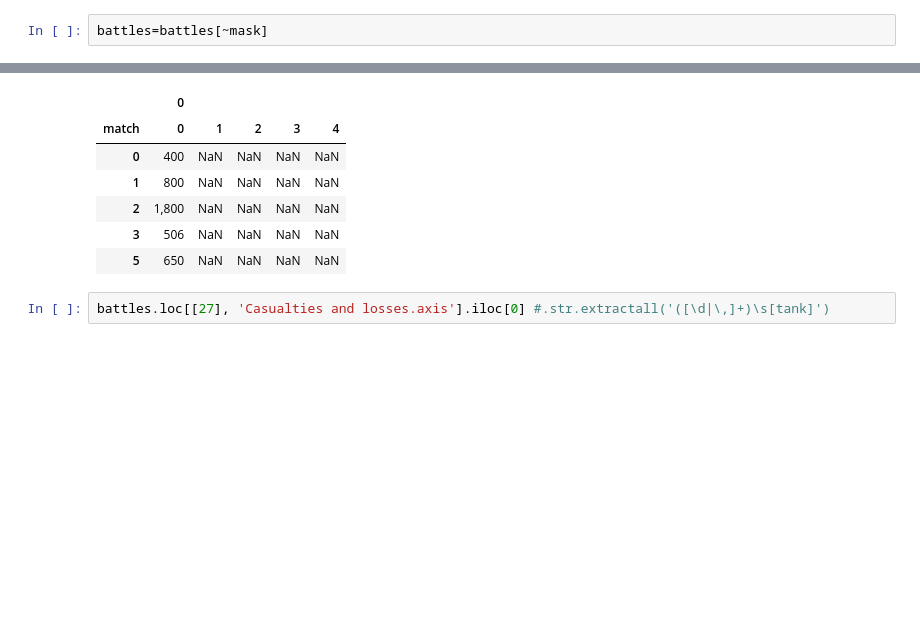
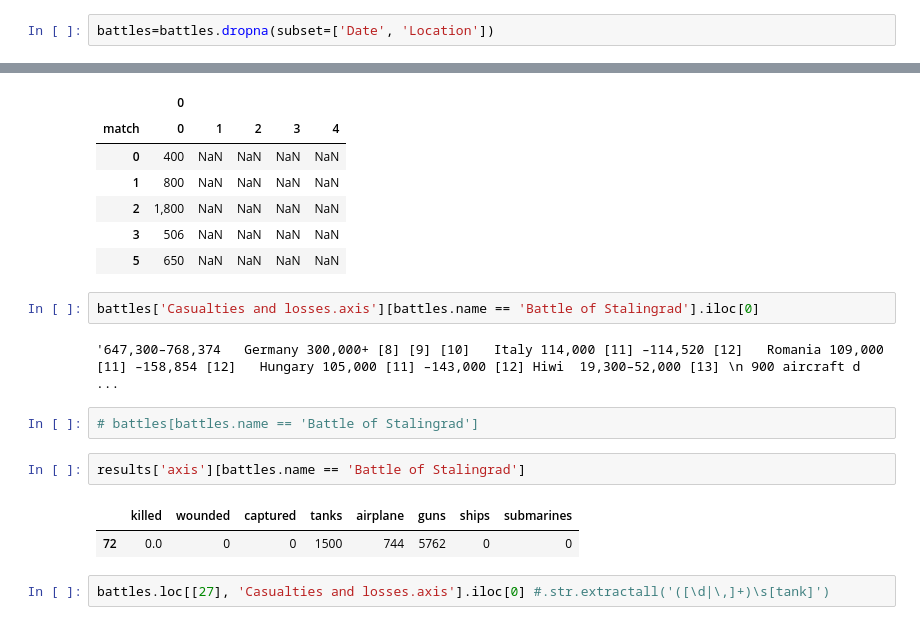
Before and after one commit to PacktPublishing/Learn-Python-by-Building-Data-Science-Applications, a Jupyter notebook: Chapter11/1_data_cleaning.ipynb, the cells around one changed output, grey strips where cells are left out. Saved outputs shown, nothing was run; the diff lists cells and outputs as text; blank space fills up the shorter version.

```diff
--- a/Chapter11/1_data_cleaning.ipynb
+++ b/Chapter11/1_data_cleaning.ipynb
@@ -86,8 +86,8 @@ battles.loc[mask, ['name', 'url']]
 battles.loc[mask, ['name', 'url']].iloc[3, 1]
 # %% [output]
 'https://en.wikipedia.org/wiki/Nevsky_Pyatachok'
-# %%
-battles=battles[~mask]
+# %%
+battles=battles.dropna(subset=['Date', 'Location'])
 # %% [markdown]
 # Location
 # %%
@@ -365,6 +365,17 @@ battles[f'Casualties and losses.axis'].str.extractall(pattern).unstack().head(5)
 | 2 | 1,800 | NaN | NaN | NaN | NaN |
 | 3 | 506 | NaN | NaN | NaN | NaN |
 | 5 | 650 | NaN | NaN | NaN | NaN |
+# %%
+battles['Casualties and losses.axis'][battles.name == 'Battle of Stalingrad'].iloc[0]
+# %% [output]
+'647,300–768,374   Germany 300,000+ [8] [9] [10]   Italy 114,000 [11] –114,520 [12]   Romania 109,000 [11] –158,854 [12]   Hungary 105,000 [11] –143,000 [12] Hiwi  19,300–52,000 [13] \n 900 aircraft d ...
+# %%
+# battles[battles.name == 'Battle of Stalingrad']
+# %%
+results['axis'][battles.name == 'Battle of Stalingrad']
+# %% [output]
+|  | killed | wounded | captured | tanks | airplane | guns | ships | submarines |
+| 72 | 0.0 | 0 | 0 | 1500 | 744 | 5762 | 0 | 0 |
 # %%
 battles.loc[[27], 'Casualties and losses.axis'].iloc[0] #.str.extractall('([\d|\,]+)\s[tank]')
 # %% [output]
```
Also changed, not shown: parts of 3 cells of this notebook, 12 other files.
